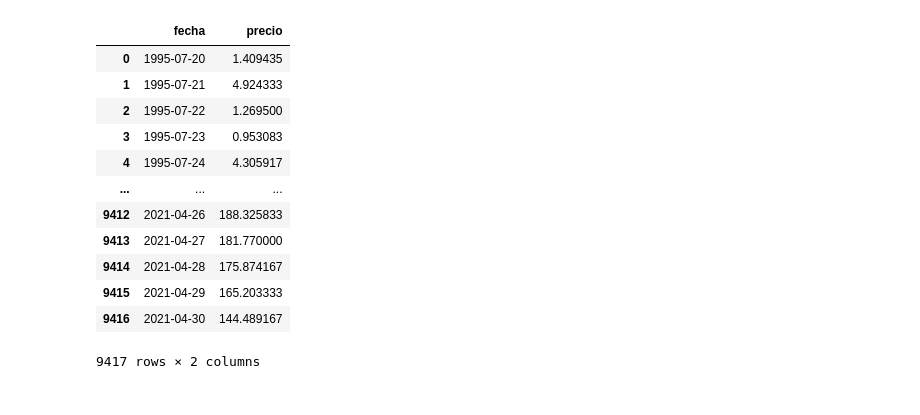
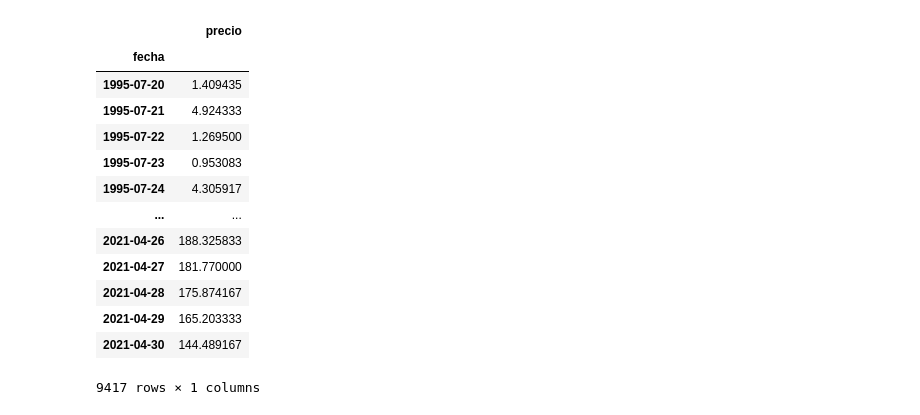
Before and after one commit to productos-de-datos/proyecto-emvasquezc, a Jupyter notebook: notebooks/exploration.ipynb, the cells around one changed output. Saved outputs shown, nothing was run; the diff lists cells and outputs as text; code cells hidden in the pictures.

```diff
--- a/notebooks/exploration.ipynb
+++ b/notebooks/exploration.ipynb
@@ -1,22 +1,25 @@
 # %%
 import pandas as pd
+from matplotlib import pyplot as plt
 
-df = pd.read_csv('../data_lake/business/precios-diarios.csv')
+df = pd.read_csv('../data_lake/business/precios-diarios.csv', parse_dates=['fecha'],
+                 index_col=['fecha'])
 df
 # %% [output]
-|  | fecha | precio |
-| 0 | 1995-07-20 | 1.409435 |
-| 1 | 1995-07-21 | 4.924333 |
-| 2 | 1995-07-22 | 1.269500 |
-| 3 | 1995-07-23 | 0.953083 |
-| 4 | 1995-07-24 | 4.305917 |
-| ... | ... | ... |
-| 9412 | 2021-04-26 | 188.325833 |
-| 9413 | 2021-04-27 | 181.770000 |
-| 9414 | 2021-04-28 | 175.874167 |
-| 9415 | 2021-04-29 | 165.203333 |
-| 9416 | 2021-04-30 | 144.489167 |
+|  | precio |
+| fecha |  |
+| 1995-07-20 | 1.409435 |
+| 1995-07-21 | 4.924333 |
+| 1995-07-22 | 1.269500 |
+| 1995-07-23 | 0.953083 |
+| 1995-07-24 | 4.305917 |
+| ... | ... |
+| 2021-04-26 | 188.325833 |
+| 2021-04-27 | 181.770000 |
+| 2021-04-28 | 175.874167 |
+| 2021-04-29 | 165.203333 |
+| 2021-04-30 | 144.489167 |
-9417 rows × 2 columns
+9417 rows × 1 columns
 # %%
 from statsmodels.tsa.seasonal import seasonal_decompose
 result_add = seasonal_decompose(df['precio'],model = 'add')
```
Also changed, not shown: parts of 5 cells of this notebook, 23 other files.
